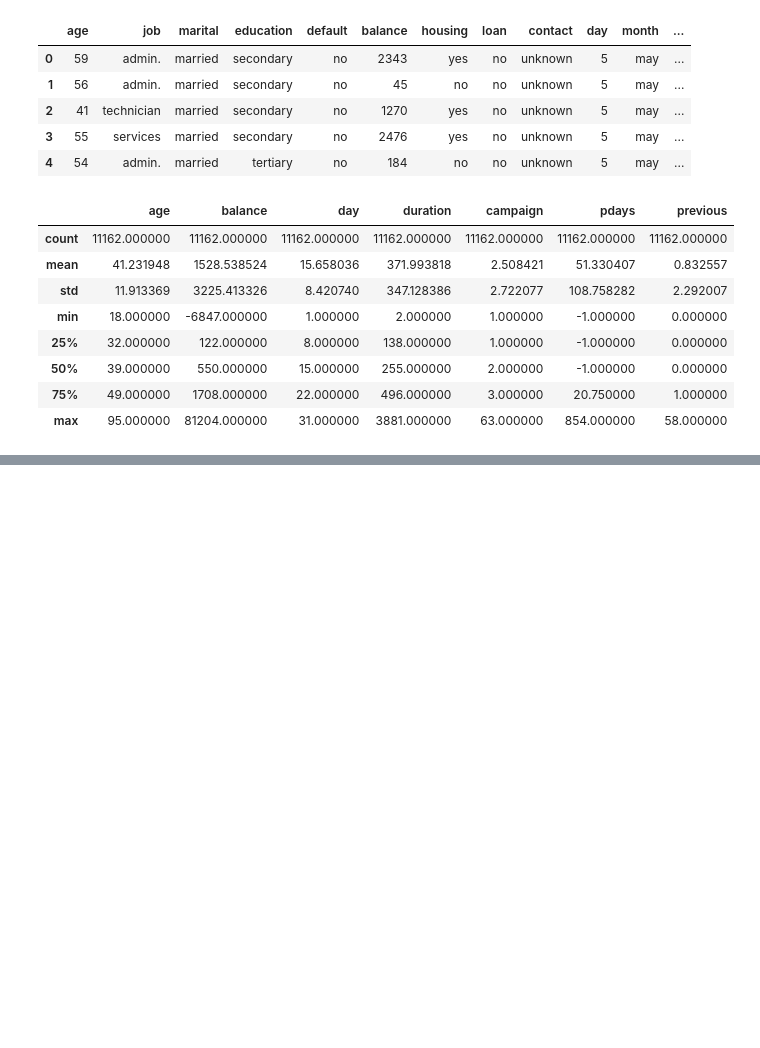
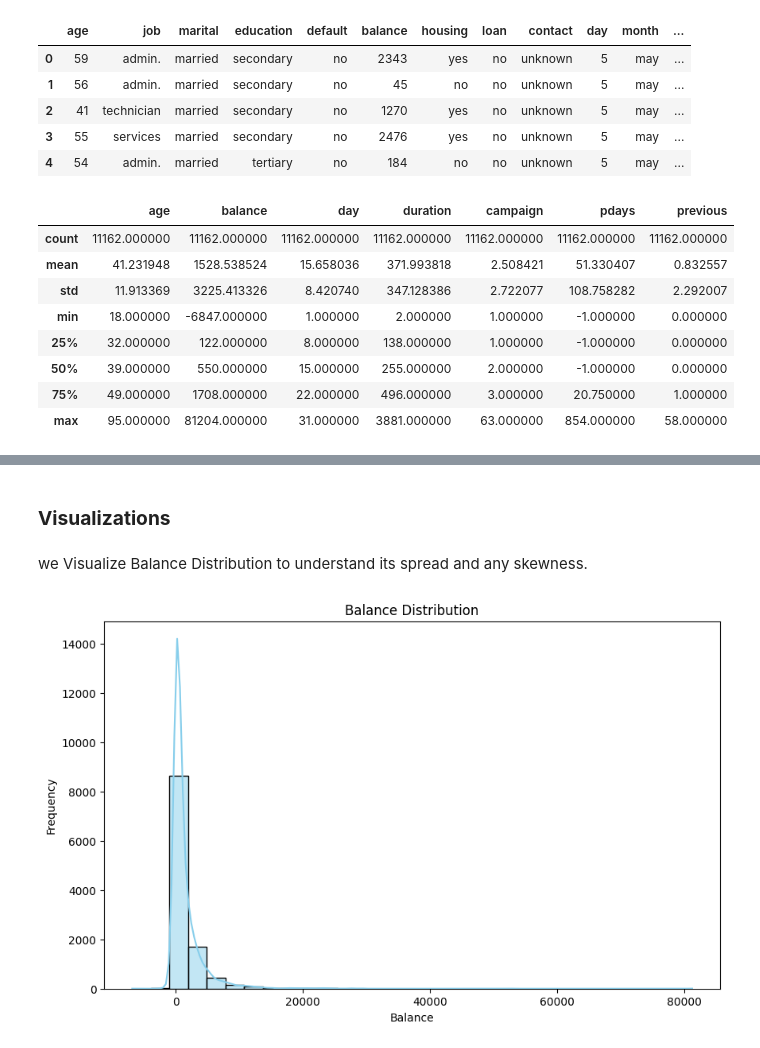
Before and after one commit to victormuuo07/PennyPal-System, a Jupyter notebook: pennypal-system.ipynb, the cells around one changed output, grey strips where cells are left out. Cells and saved outputs as stored; diff of their text form; code cells hidden in the pictures; blank space fills up the shorter version.

```diff
--- a/pennypal-system.ipynb
+++ b/pennypal-system.ipynb
@@ -791,0 +937,16 @@ df4.describe()
+# %% [markdown]
+### **Visualizations**
+# %% [markdown]
+we Visualize Balance Distribution to understand its spread and any skewness.
+# %%
+import matplotlib.pyplot as plt
+import seaborn as sns
+# 1. Balance Distribution
+plt.figure(figsize=(10, 6))
+sns.histplot(df4['balance'], bins=30, kde=True, color='skyblue')
+plt.title('Balance Distribution')
+plt.xlabel('Balance')
+plt.ylabel('Frequency')
+plt.show()
+# %% [output]
+[figure, added]
```
Also changed, not shown: parts of 23 cells of this notebook.
